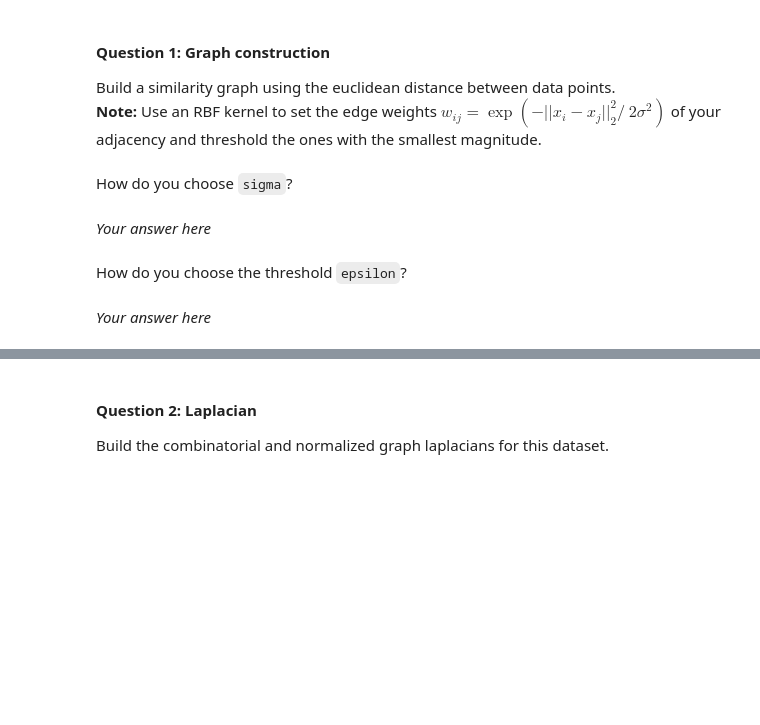
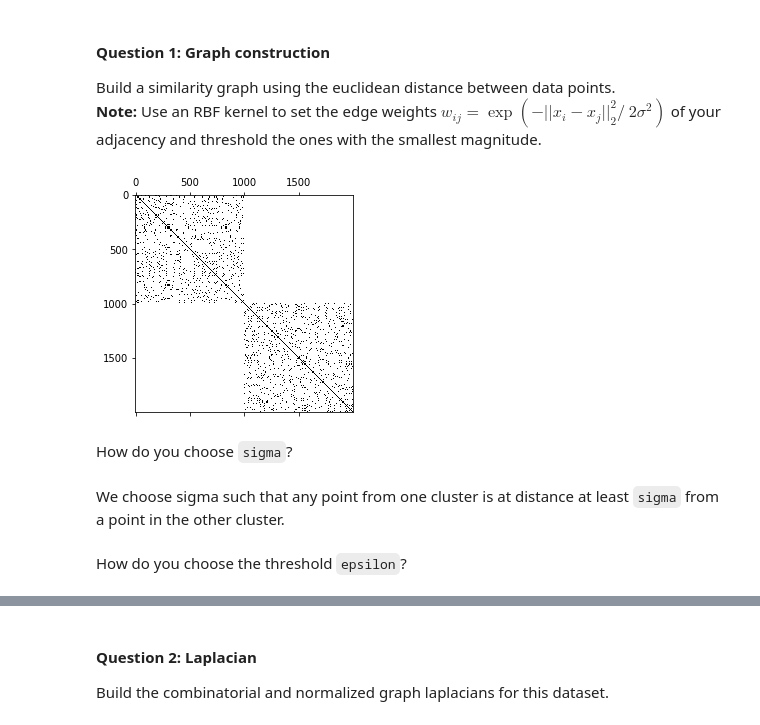
Before and after one commit to alex-mocanu/A-Network-Tour-of-DS-Homework, a Jupyter notebook: Assignment 2/2_learning_with_graphs.ipynb, the cells around one changed output, grey strips where cells are left out. Saved outputs shown, nothing was run; the diff lists cells and outputs as text; code cells hidden in the pictures; blank space fills up the shorter version.

```diff
--- a/Assignment 2/2_learning_with_graphs.ipynb
+++ b/Assignment 2/2_learning_with_graphs.ipynb
@@ -67,17 +69,22 @@ def epsilon_similarity_graph(X: np.ndarray, sigma=1, epsilon=0):
         Return:
         adjacency (n x n ndarray): adjacency matrix of the graph.
     """
-    # Your code here
+    # Compute L2-norm squared
+    adjacency = squareform(pdist(X, 'euclidean'))
+    # Compute RBF
+    adjacency = np.vectorize(lambda x: np.exp(-x / (2 * sigma**2)))(adjacency)
+    # Filter matrix
+    adjacency = np.vectorize(lambda x: x if x > epsilon else 0)(adjacency)
     return adjacency
 # %%
-adjacency = epsilon_similarity_graph(X, sigma=None, epsilon=None)
+adjacency = epsilon_similarity_graph(X, sigma=0.5, epsilon=0.5)
 plt.spy(adjacency)
 plt.show()
+# %% [output]
+[figure, added]
 # %% [markdown]
 How do you choose `sigma`?
-# %% [markdown]
-*Your answer here*
+# %% [markdown]
+We choose sigma such that any point from one cluster is at distance at least `sigma` from a point in the other cluster.
 # %% [markdown]
 How do you choose the threshold `epsilon`?
-# %% [markdown]
-*Your answer here*
```
Also changed, not shown: parts of 17 cells of this notebook.
